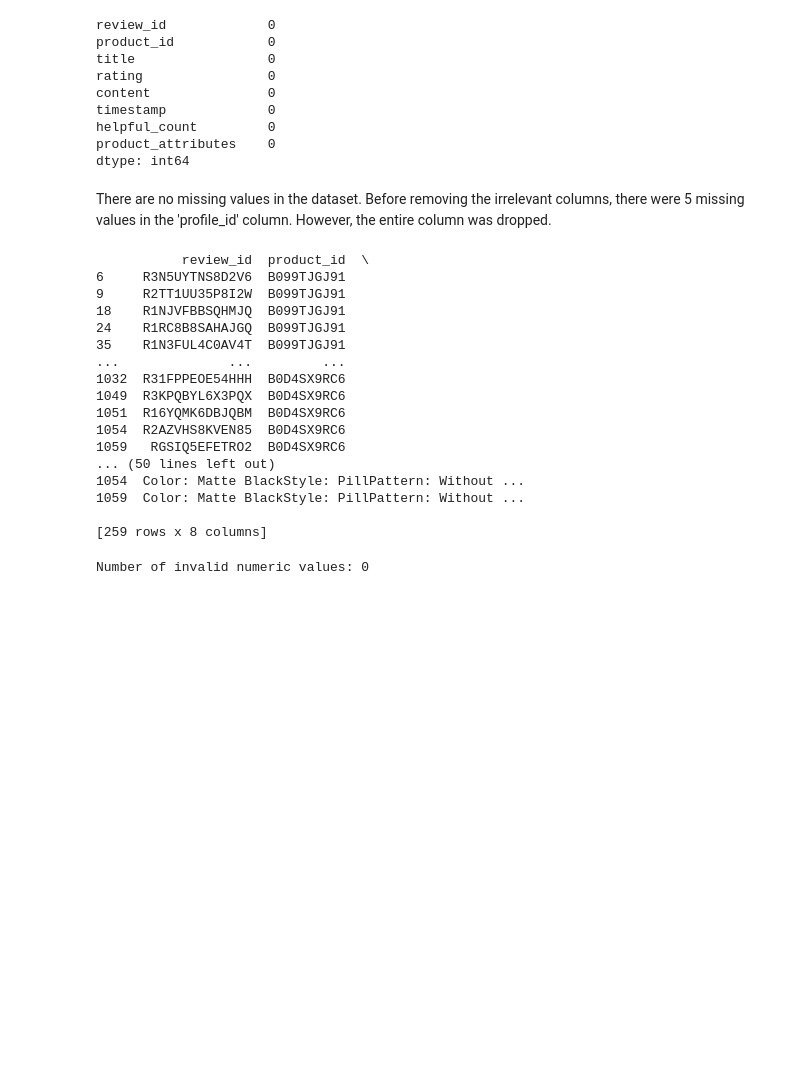
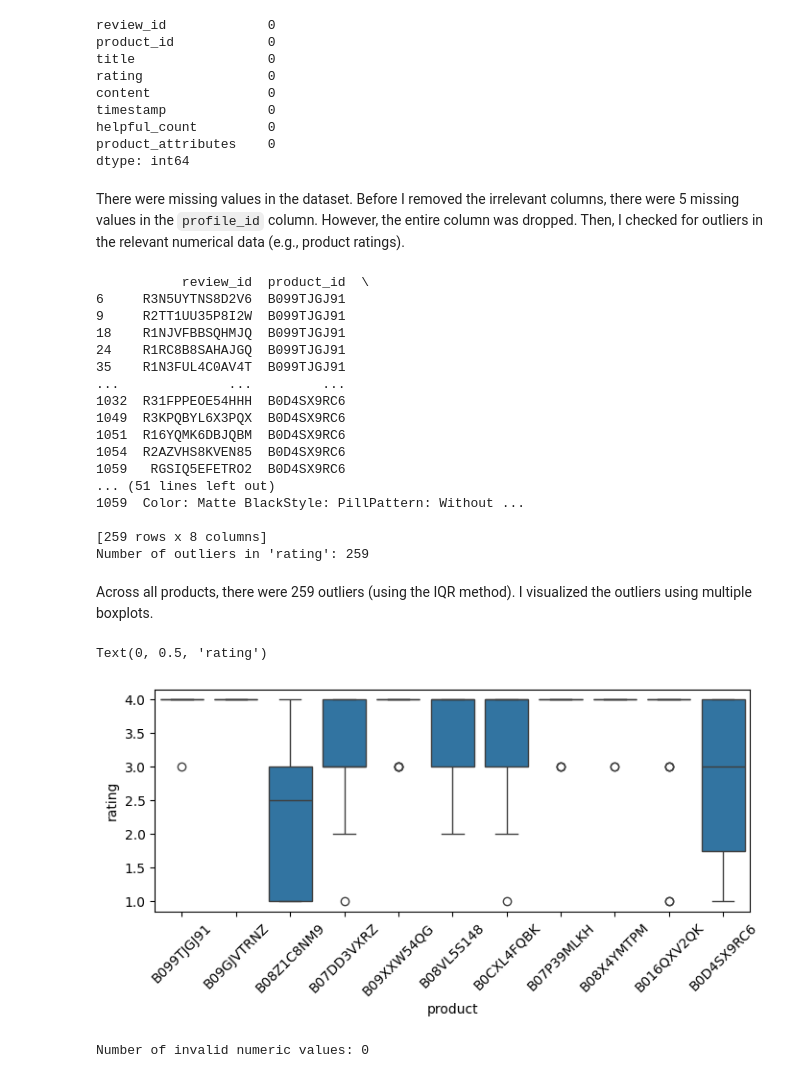
Before and after one commit to chi-nzerem/capstone-beats, a Jupyter notebook: capstone.ipynb, the cells around one changed output. Saved outputs shown, nothing was run; the diff lists cells and outputs as text; code cells hidden in the pictures; blank space fills up the shorter version.

```diff
--- a/capstone.ipynb
+++ b/capstone.ipynb
@@ -132,9 +193,10 @@ helpful_count         0
 product_attributes    0
 dtype: int64
 # %% [markdown]
-There are no missing values in the dataset. Before removing the irrelevant columns, there were 5 missing values in the 'profile_id' column. However, the entire column was dropped.
+There were missing values in the dataset. Before I removed the irrelevant columns, there were 5 missing values in the `profile_id` column. However, the entire column was dropped. Then, I checked for outliers in the relevant numerical data (e.g., product ratings).
 # %%
-# Identify numerical outliers using interquartile range (IQR)
+# Identify outliers using interquartile range (IQR) to identify
+# ratings outside of the central 50% of ratings
 Q1 = df1['rating'].quantile(0.25)
 Q3 = df1['rating'].quantile(0.75)
 IQR = Q3 - Q1
@@ -145,9 +207,7 @@ upper_bound = Q3 + 1.5 * IQR
 
 outliers_df = df1[(df1['rating'] < lower_bound) | (df1['rating'] > upper_bound)]
 print(outliers_df)
-
-#outlier_df.groupby(['product_id'])['rating'].agg(pd.Series.mode)
-#outlier_df.groupby(['product_id'])['rating'].value_counts()
+print(f"Number of outliers in 'rating': {len(outliers_df)}")
 # %% [output]
            review_id  product_id  \
 6     R3N5UYTNS8D2V6  B099TJGJ91
@@ -161,11 +221,22 @@ print(outliers_df)
 1051  R16YQMK6DBJQBM  B0D4SX9RC6
 1054  R2AZVHS8KVEN85  B0D4SX9RC6
 1059   RGSIQ5EFETRO2  B0D4SX9RC6
-... (50 lines left out)
-1054  Color: Matte BlackStyle: PillPattern: Without ...
+... (51 lines left out)
 1059  Color: Matte BlackStyle: PillPattern: Without ...
 
 [259 rows x 8 columns]
+Number of outliers in 'rating': 259
+# %% [markdown]
+Across all products, there were 259 outliers (using the IQR method). I visualized the outliers using multiple boxplots.
+# %%
+plt.figure(figsize=(8,3))
+sns.boxplot(x='product_id', y='rating', data=outliers_df)
+plt.xlabel('product')
+plt.xticks(rotation=45)
+plt.ylabel('rating')
+# %% [output]
+Text(0, 0.5, 'rating')
+[figure, added]
 # %%
 # Check for non-numeric values
 df1['rating'] = pd.to_numeric(df1['rating'], errors='coerce')
```
Also changed, not shown: parts of 42 cells of this notebook.
